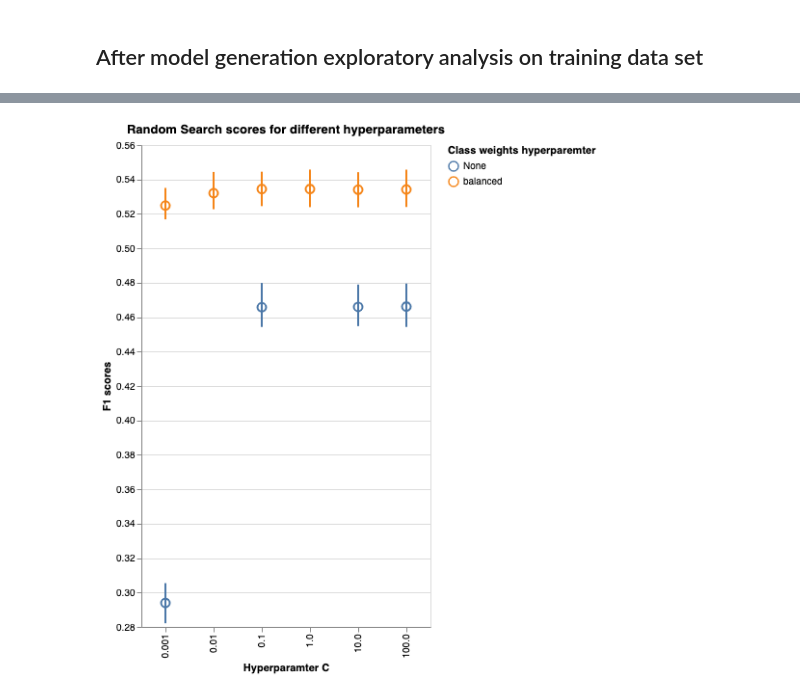
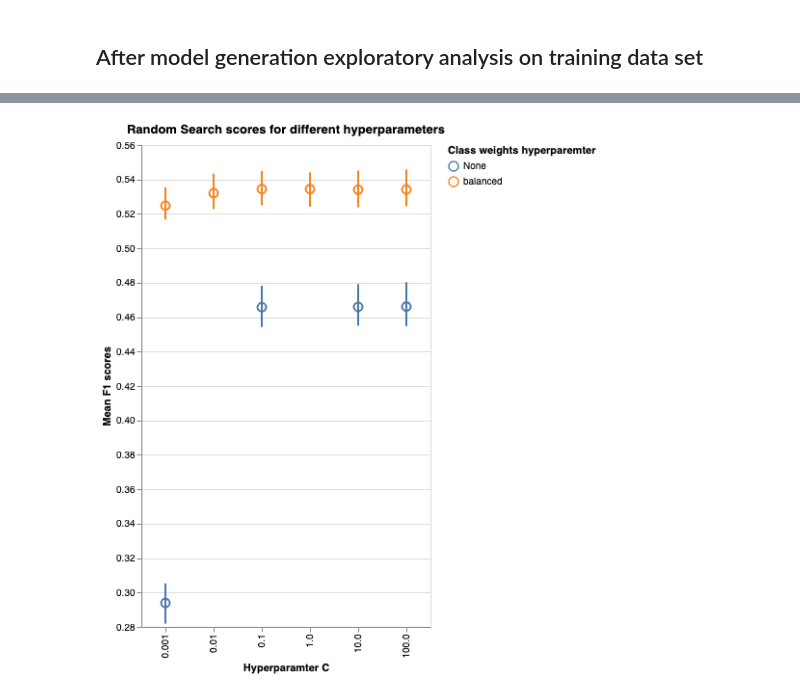
Before and after one commit to UBC-MDS/credit_default_prediction, a Jupyter notebook: src/credit_default_eda.ipynb, the cells around one changed output, grey strips where cells are left out. Saved outputs shown, nothing was run; the diff lists cells and outputs as text; code cells hidden in the pictures.

```diff
--- a/src/credit_default_eda.ipynb
+++ b/src/credit_default_eda.ipynb
@@ -214,15 +222,15 @@ random_search_scores_df = pd.read_csv('../results/random_search_cv_scores.csv')
 # %%
 random_search_scores_df["param_logisticregression__C"] = random_search_scores_df["param_logisticregression__C"].apply(str)
 err_bars = alt.Chart(random_search_scores_df, title = "Random Search scores for different hyperparameters"
 ).mark_errorbar(extent='ci', rule=alt.LineConfig(size=2)
 ).encode( x=alt.X('param_logisticregression__C', title = "Hyperparamter C"),
-          y= alt.Y('scores',scale= alt.Scale(zero= False), title = "F1 scores"),
+          y= alt.Y('scores',scale= alt.Scale(zero= False), title = "Mean F1 scores"),
           color = alt.Color("param_logisticregression__class_weight", title = "Class weights hyperparemter")
 ).properties(
     width=300,
     height=500)
 
 
 err_bars + err_bars.mark_point(size=80).encode(y='mean(scores)')
 # %% [output]
-[figure, old version]
+[figure, new version]
```
Also changed, not shown: parts of 3 cells of this notebook, 5 other files.
